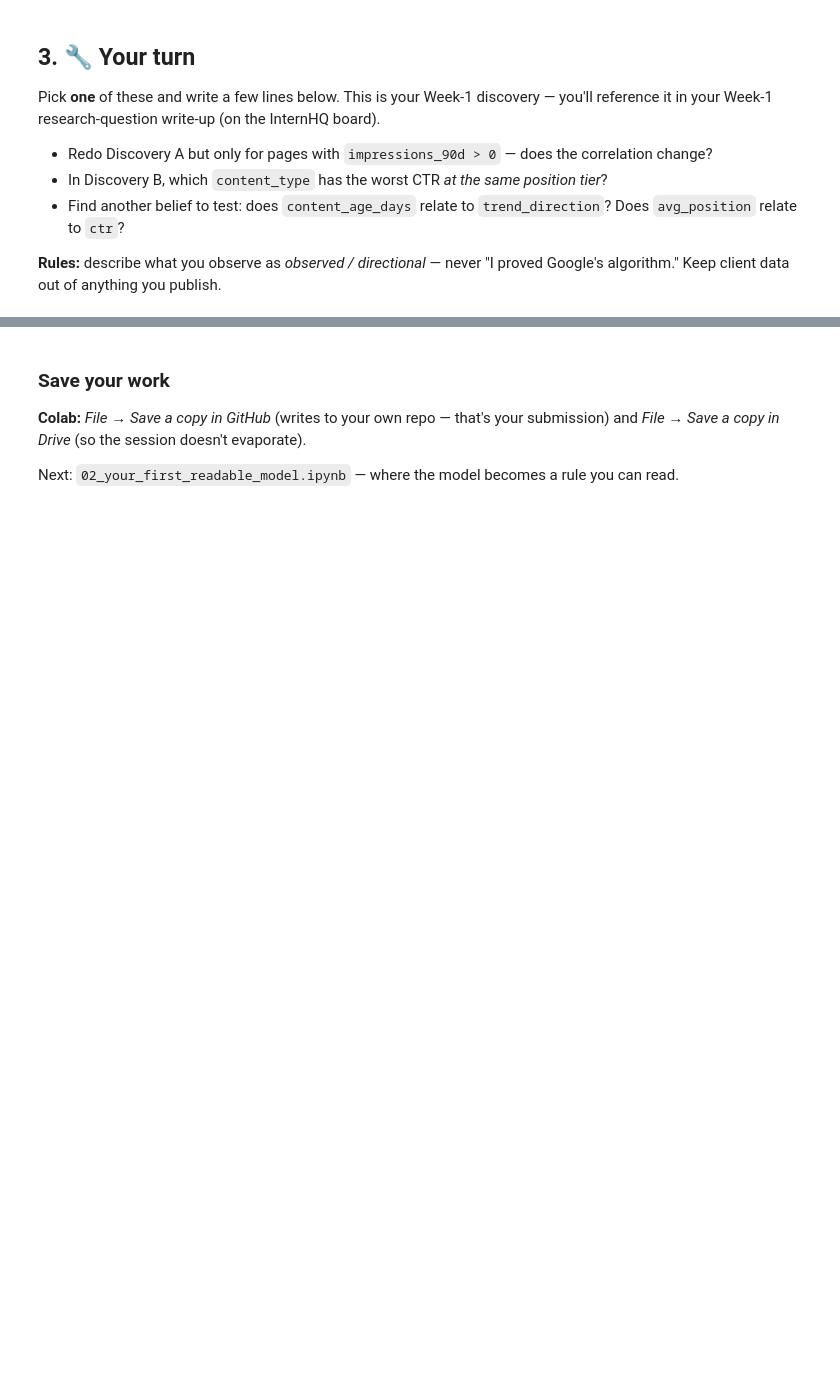
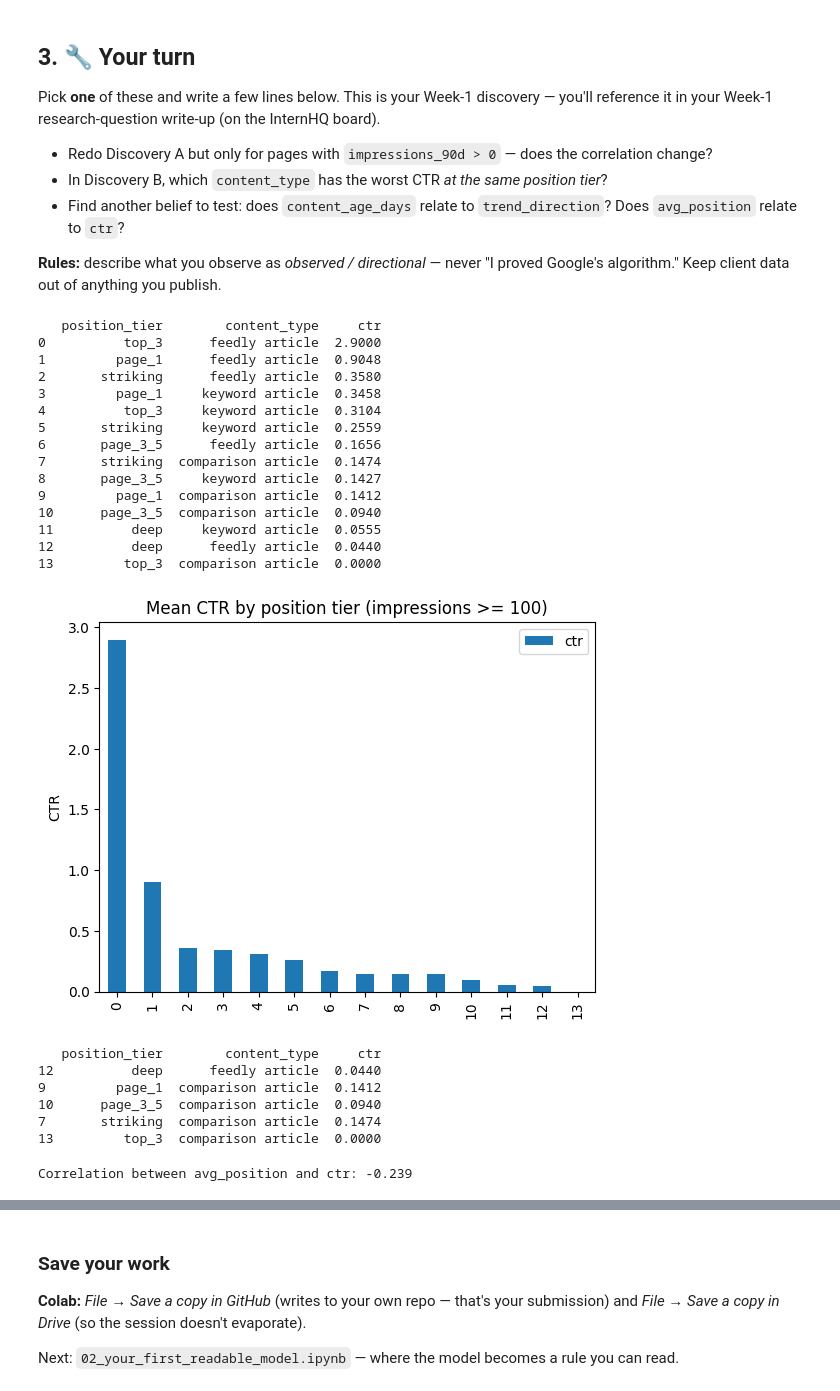
Before and after one commit to mistyy12/flyrank-ML, a Jupyter notebook: notebooks/01_first_look_and_discovery.ipynb, the cells around one changed output, grey strips where cells are left out. Drawn from its saved outputs; the diff is of its cells as text; code cells hidden in the pictures; blank space fills up the shorter version.

```diff
--- a/notebooks/01_first_look_and_discovery.ipynb
+++ b/notebooks/01_first_look_and_discovery.ipynb
@@ -101,0 +161,43 @@ Pick **one** of these and write a few lines below. This is your Week-1 discovery
+# %%
+visible = df[df["impressions_90d"] >= 100]
+ctr_by_pos = visible.groupby(["position_tier", "content_type"])["ctr"].mean().sort_values(ascending=False).reset_index()
+print(ctr_by_pos.round(4).to_string())
+ctr_by_pos.plot(kind="bar", title="Mean CTR by position tier (impressions >= 100)", ylabel="CTR");
+
+'''
+I observed a fairly consistent pattern across position tiers: where comparison article had the lowest average CTR in top_3, page_1, striking and page_3_5. The only exception was the deep tier, where feedly had the lowest CTR
+This suggests that comparison articles tend to underperform in CTR even when compared to similar ranking position.
+'''
+# %% [output]
+   position_tier        content_type     ctr
+0          top_3      feedly article  2.9000
+1         page_1      feedly article  0.9048
+2       striking      feedly article  0.3580
+3         page_1     keyword article  0.3458
+4          top_3     keyword article  0.3104
+5       striking     keyword article  0.2559
+6       page_3_5      feedly article  0.1656
+7       striking  comparison article  0.1474
+8       page_3_5     keyword article  0.1427
+9         page_1  comparison article  0.1412
+10      page_3_5  comparison article  0.0940
+11          deep     keyword article  0.0555
+12          deep      feedly article  0.0440
+13         top_3  comparison article  0.0000
+[figure, added]
+# %%
+worst_ctr_by_tier = (ctr_by_pos.loc[ctr_by_pos.groupby("position_tier")["ctr"].idxmin()].sort_values("position_tier"))
+print(worst_ctr_by_tier.round(4).to_string())
+# %% [output]
+   position_tier        content_type     ctr
+12          deep      feedly article  0.0440
+9         page_1  comparison article  0.1412
+10      page_3_5  comparison article  0.0940
+7       striking  comparison article  0.1474
+13         top_3  comparison article  0.0000
+# %%
+visible = df[df["impressions_90d"] >= 100]
+corr = visible["avg_position"].corr(visible["ctr"])
+print(f"Correlation between avg_position and ctr: {corr:.3f}")
+# %% [output]
+Correlation between avg_position and ctr: -0.239
```
Also changed, not shown: parts of 9 cells of this notebook.
